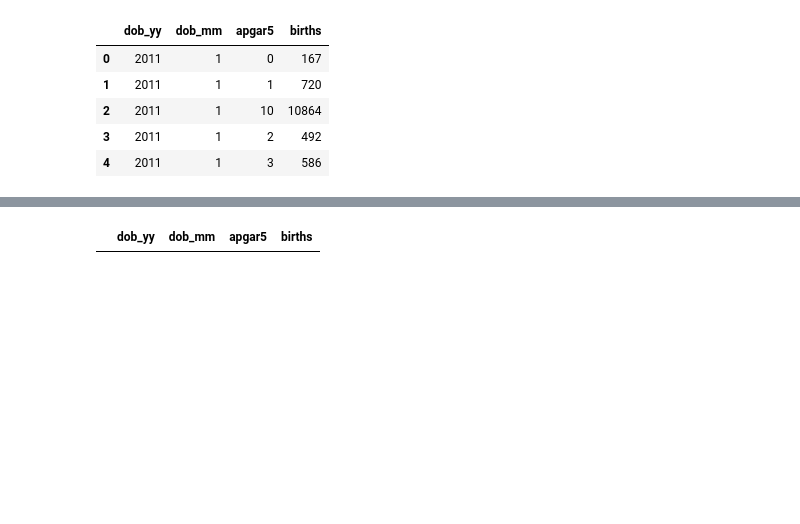
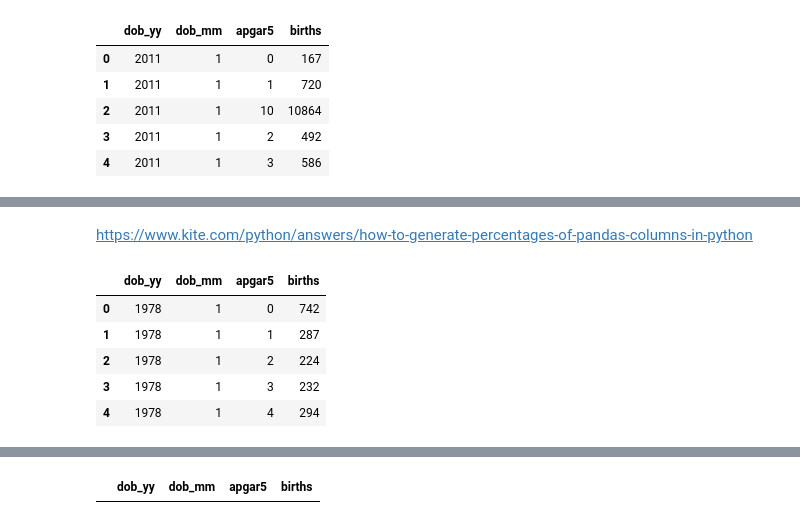
Before and after one commit to tvhahn/cdc-birth-data, a Jupyter notebook: notebooks/1.0-explore-apgar.ipynb, the cells around one changed output, grey strips where cells are left out. Drawn from its saved outputs; the diff is of its cells as text; code cells hidden in the pictures; blank space fills up the shorter version.

```diff
--- a/notebooks/1.0-explore-apgar.ipynb
+++ b/notebooks/1.0-explore-apgar.ipynb
@@ -138,0 +167,12 @@ df.head()
+# %% [markdown]
+https://www.kite.com/python/answers/how-to-generate-percentages-of-pandas-columns-in-python
+# %%
+dfp = df.groupby(['dob_yy', 'dob_mm', 'apgar5'], as_index=False).agg({'births': 'sum'})
+dfp.head()
+# %% [output]
+|  | dob_yy | dob_mm | apgar5 | births |
+| 0 | 1978 | 1 | 0 | 742 |
+| 1 | 1978 | 1 | 1 | 287 |
+| 2 | 1978 | 1 | 2 | 224 |
+| 3 | 1978 | 1 | 3 | 232 |
+| 4 | 1978 | 1 | 4 | 294 |
```
Also changed, not shown: parts of 7 cells of this notebook.
